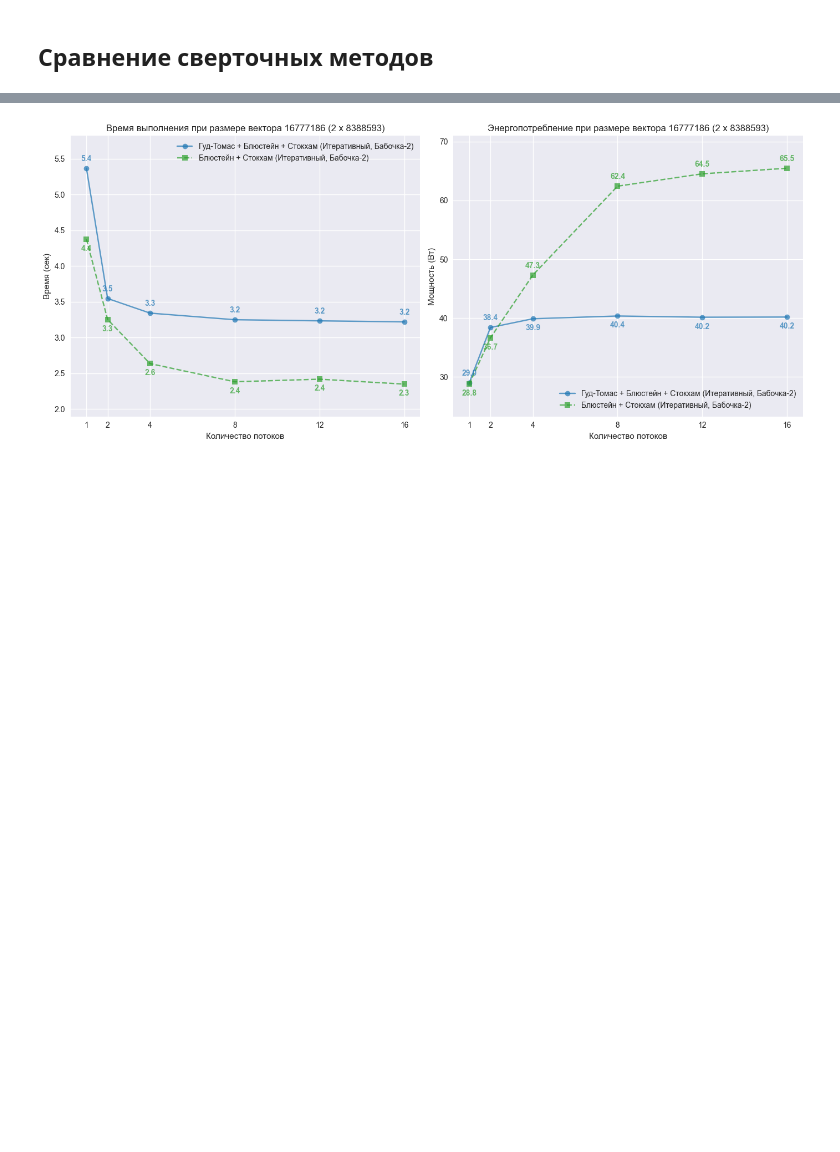
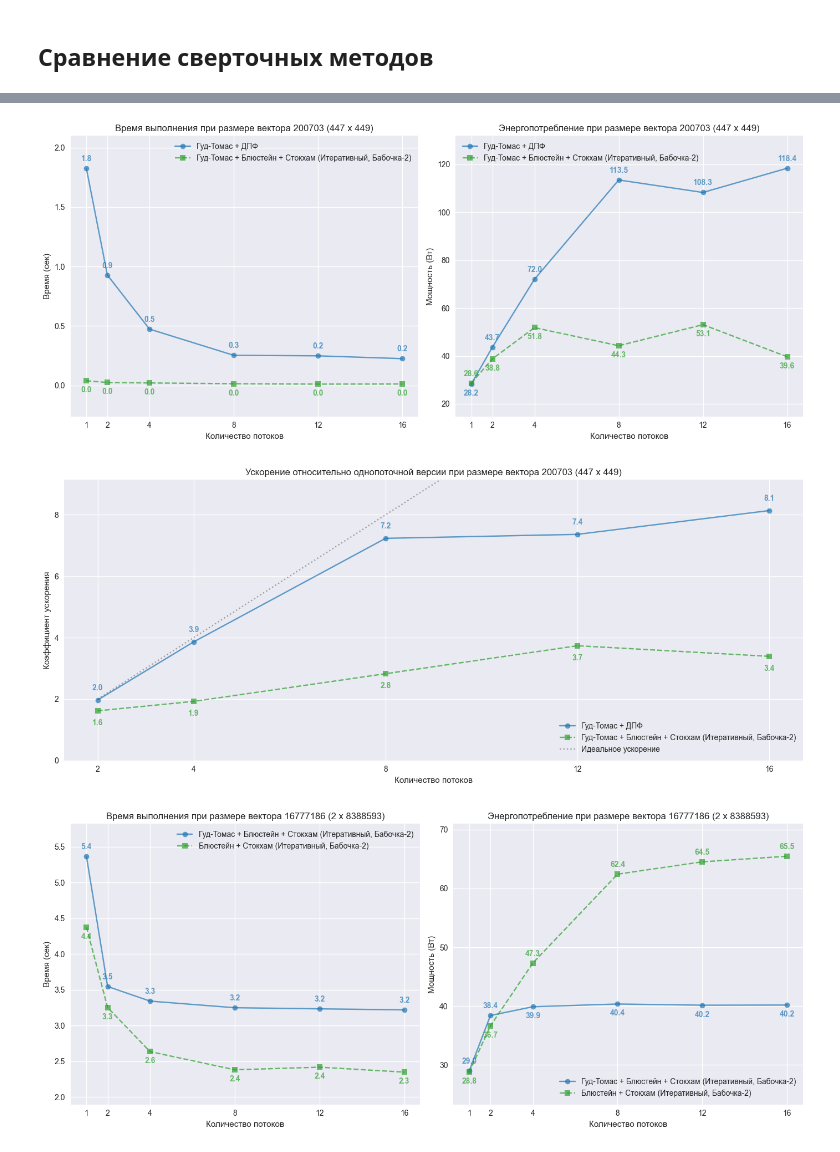
Before and after one commit to markov-avl/fft-benchmark, a Jupyter notebook: notebooks/experiments.ipynb, the cells around one changed output, grey strips where cells are left out. Saved outputs shown, nothing was run; the diff lists cells and outputs as text; code cells hidden in the pictures; blank space fills up the shorter version.

```diff
--- a/notebooks/experiments.ipynb
+++ b/notebooks/experiments.ipynb
@@ -387,3 +401,17 @@ pair_compare_speedup(**params)
+# %%
+params = dict(
+    benchmark=load_data('good-thomas_convenient'),
+    first='GT-I+DFT',
+    second='GT-I+B+S-2',
+    threads=[1, 2, 4, 8, 12, 16],
+    size=200703,
+    size_label='200703 (447 x 449)'
+)
+pair_compare(**params)
+pair_compare_speedup(**params)
+# %% [output]
+[figure, added]
+[figure, added]
 # %%
 params = dict(
     benchmark=load_data('good-thomas-bluestein-vs-bluestein_bluestein-convenient'),
```
Also changed, not shown: parts of 1 cell of this notebook, 5 other files.
